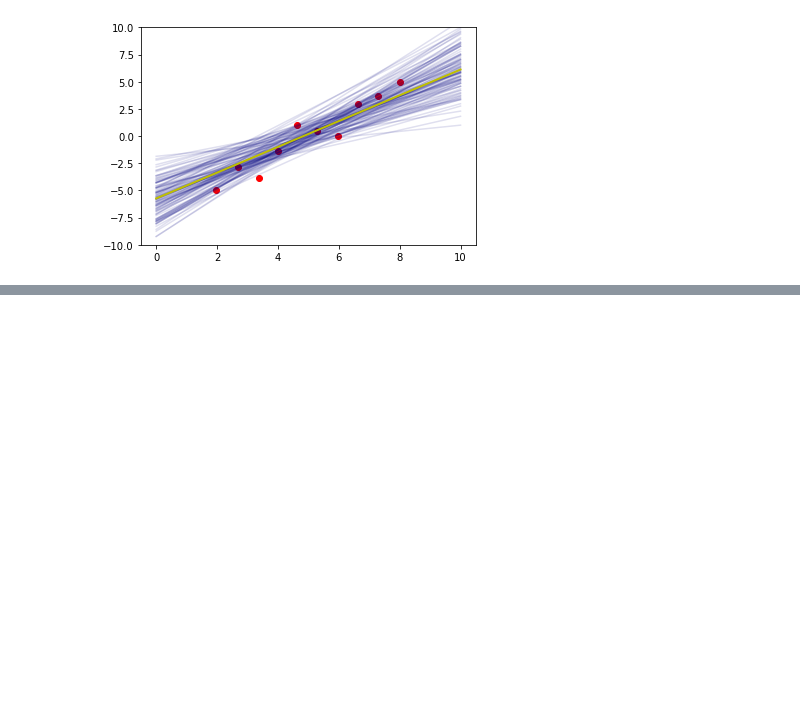
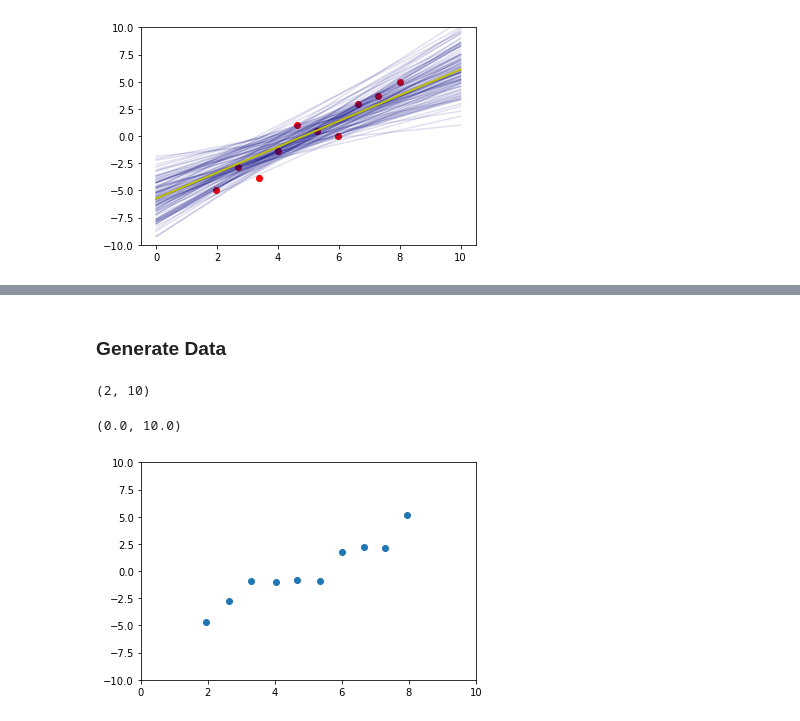
Before and after one commit to pokapoka-jigoku/notebooks, a Jupyter notebook: gaussprocess.ipynb, the cells around one changed output, grey strips where cells are left out. Saved outputs shown, nothing was run; the diff lists cells and outputs as text; code cells hidden in the pictures; blank space fills up the shorter version.

```diff
--- a/gaussprocess.ipynb
+++ b/gaussprocess.ipynb
@@ -83,0 +111,18 @@ plt.ylim(-10, 10)
+# %% [markdown]
+### Generate Data
+# %%
+N = 10
+x_pre = np.linspace(2, 8, N) + (np.random.random(N) - 0.5) * 0.1
+y_pre = 1.5 * x_pre - 5 + np.random.normal(0, 1, N)
+y_pre = y_pre - y_pre.sum() / y_pre.size
+x_pre = np.vstack((np.ones(N), x_pre))
+x_pre.shape
+# %% [output]
+(2, 10)
+# %%
+plt.scatter(x_pre[1], y_pre)
+plt.ylim(-10, 10)
+plt.xlim(0, 10)
+# %% [output]
+(0.0, 10.0)
+[figure, added]
```
Also changed, not shown: parts of 12 cells of this notebook.
